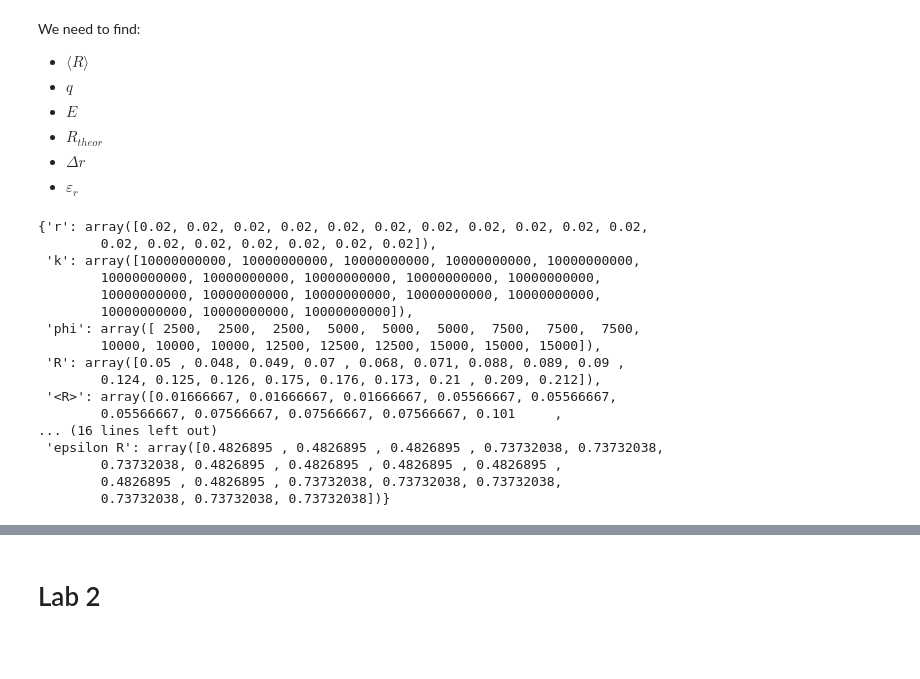
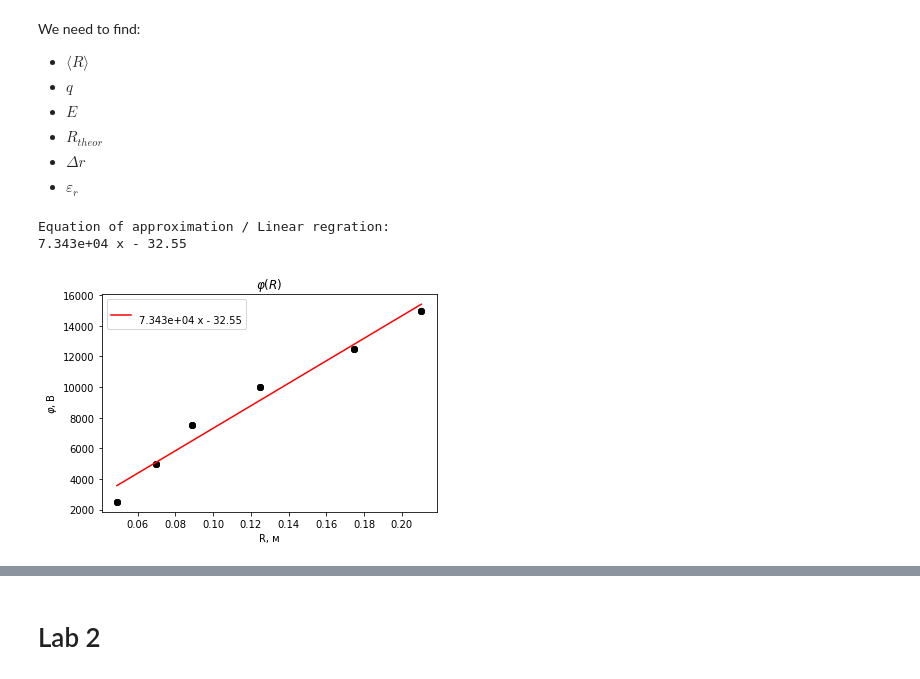
Before and after one commit to nastyabekesheva/labs, a Jupyter notebook: Math/Physics/physics_labs_v1.ipynb, the cells around one changed output, grey strips where cells are left out. Saved outputs shown, nothing was run; the diff lists cells and outputs as text; code cells hidden in the pictures; blank space fills up the shorter version.

```diff
--- a/Math/Physics/physics_labs_v1.ipynb
+++ b/Math/Physics/physics_labs_v1.ipynb
@@ -71,8 +71,8 @@ def calculate_R_avrg(data):
   temp = 0
   R_avrg = np.array([])
 
-  for i in range(len(data['R'])):
-    temp += data['R'][i]
+  for i in range(1, len(data['R'])+1):
+    temp += data['R'][i-1]
     if i % 3 == 0:
       temp /= 3
       R_avrg = np.append(R_avrg, np.repeat(temp, 3))
@@ -82,9 +82,10 @@ def calculate_R_avrg(data):
   return data
 # %%
 def calculate_q(data):
-  data.update({'q':np.subtract(data['k'], np.multiply(data['phi'], data['r']))})
+  data.update({'q':np.divide(np.multiply(data['phi'], data['r']), data['k'])})
   return data
 # %%
 def calculate_E(data):
-  data.update({'E': np.subtract(np.multiply(data['k'], data['q']), np.power(data['r'], 2))})
+  data.update({'E': np.divide(np.multiply(data['k'], data['q']), np.power(data['<R>'], 2))})
+  data.update({'E': np.repeat(np.sum(data['E']) / len(data['E']), len(data['E']))})
   return data
@@ -90,0 +96,22 @@ def calculate_E(data):
+# %%
+x=data['<R>']
+y=data['phi']
+
+plt.scatter(x,y,color="black")
+plt.title(r"$\varphi(R)$")
+plt.xlabel("R, м")
+plt.ylabel(r"$\varphi$, В")
+
+linear_model=np.polyfit(x,y,1)
+linear_model_fn=np.poly1d(linear_model)
+
+plt.plot(x,linear_model_fn(x),color="red")
+print(f'Equation of approximation / Linear regration: {np.poly1d(linear_model)}')
+#data.update({'k(approx)':np.repeat(abs(np.poly1d(linear_model).c[0]), len(x))})
+#data.update({'b(approx)':np.repeat(abs(np.poly1d(linear_model).c[1]), len(x))})
+plt.legend([str(np.poly1d(linear_model))])
+plt.show()
+# %% [output]
+Equation of approximation / Linear regration:
+7.343e+04 x - 32.55
+[figure, added]
@@ -113,25 +144,5 @@ def calculate_epsilon_R(data):
   return data
 # %%
-data = calculate_R_avrg(data)
-data = calculate_q(data)
-data = calculate_E(data)
+data = calculate_R_theor(data)
 data = calculate_all_delta_R(data)
-calculate_epsilon_R(data)
+data = calculate_epsilon_R(data)
-# %% [output]
-{'r': array([0.02, 0.02, 0.02, 0.02, 0.02, 0.02, 0.02, 0.02, 0.02, 0.02, 0.02,
-        0.02, 0.02, 0.02, 0.02, 0.02, 0.02, 0.02]),
- 'k': array([10000000000, 10000000000, 10000000000, 10000000000, 10000000000,
-        10000000000, 10000000000, 10000000000, 10000000000, 10000000000,
-        10000000000, 10000000000, 10000000000, 10000000000, 10000000000,
-        10000000000, 10000000000, 10000000000]),
- 'phi': array([ 2500,  2500,  2500,  5000,  5000,  5000,  7500,  7500,  7500,
-        10000, 10000, 10000, 12500, 12500, 12500, 15000, 15000, 15000]),
- 'R': array([0.05 , 0.048, 0.049, 0.07 , 0.068, 0.071, 0.088, 0.089, 0.09 ,
-        0.124, 0.125, 0.126, 0.175, 0.176, 0.173, 0.21 , 0.209, 0.212]),
- '<R>': array([0.01666667, 0.01666667, 0.01666667, 0.05566667, 0.05566667,
-        0.05566667, 0.07566667, 0.07566667, 0.07566667, 0.101     ,
-... (16 lines left out)
- 'epsilon R': array([0.4826895 , 0.4826895 , 0.4826895 , 0.73732038, 0.73732038,
-        0.73732038, 0.4826895 , 0.4826895 , 0.4826895 , 0.4826895 ,
-        0.4826895 , 0.4826895 , 0.73732038, 0.73732038, 0.73732038,
-        0.73732038, 0.73732038, 0.73732038])}
```
Also changed, not shown: parts of 20 cells of this notebook.
